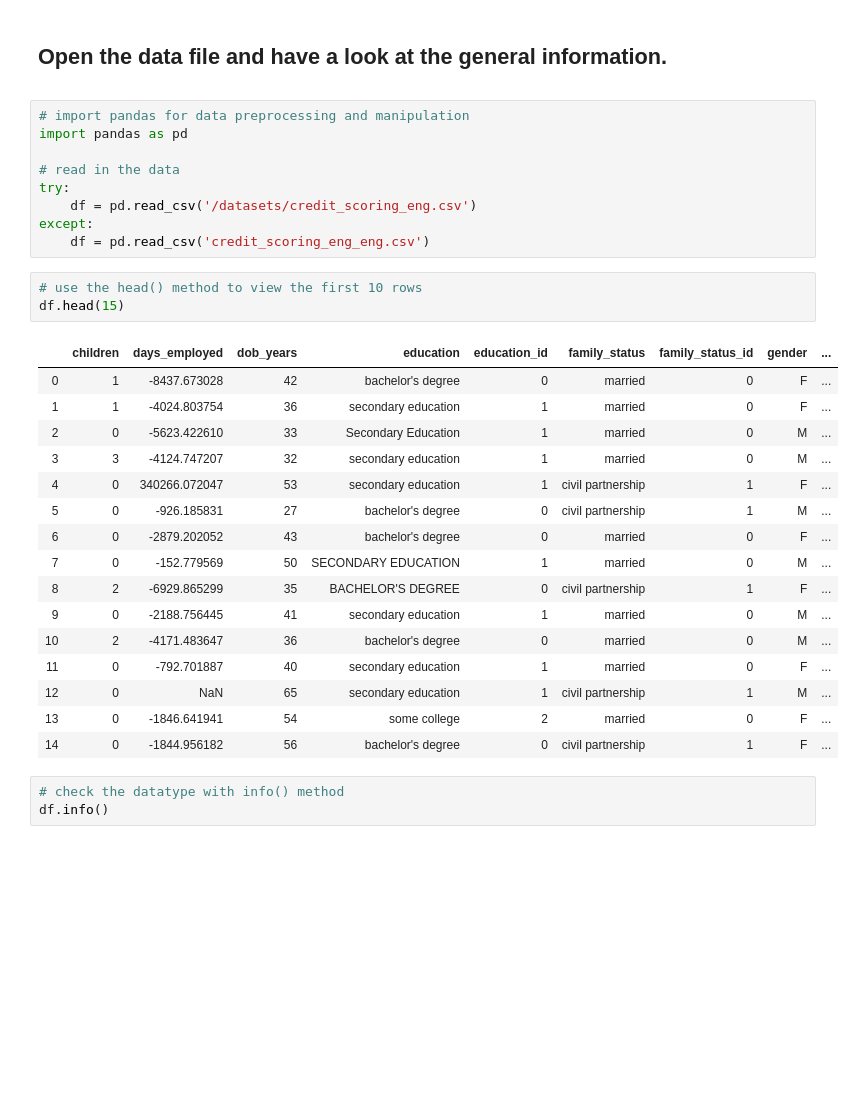
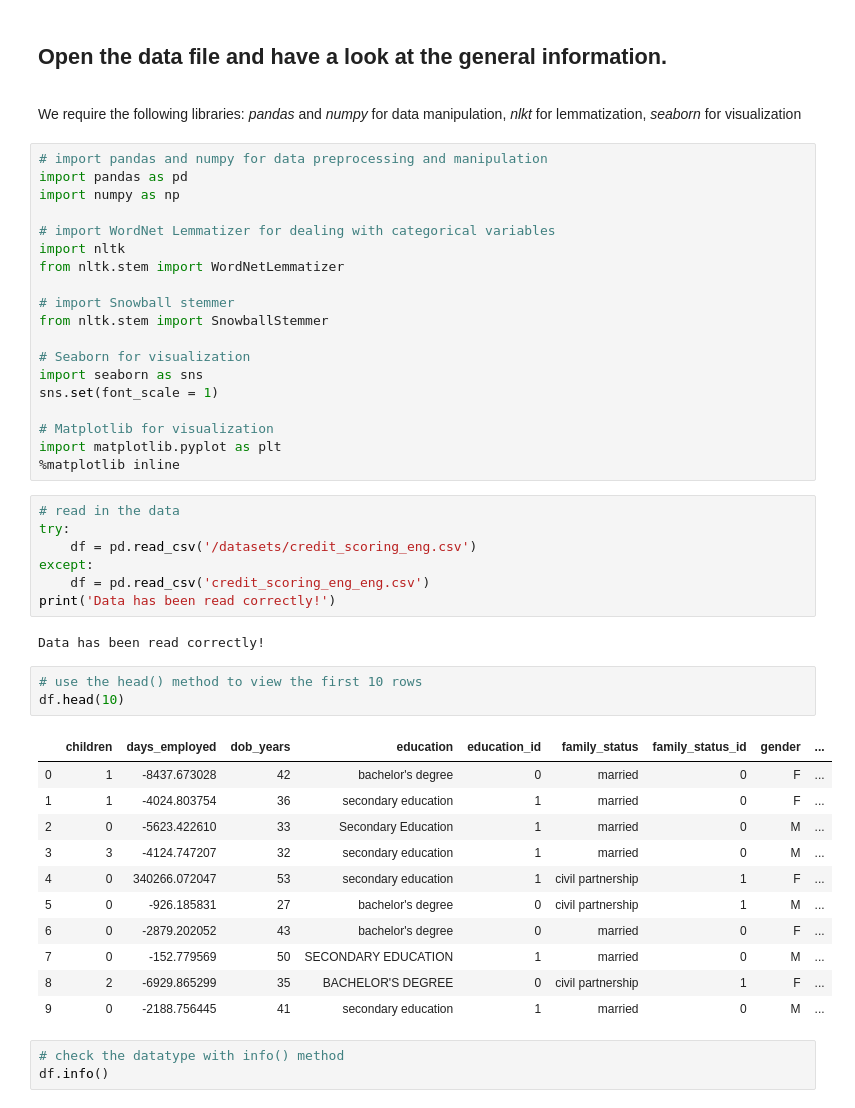
Before and after one commit to chuksoo/analyzing_borrowers_risk_of_defaulting, a Jupyter notebook: analyzing_borrowers'_risk_of_defaulting.ipynb, the cells around one changed output. Drawn from its saved outputs; the diff is of its cells as text; blank space fills up the shorter version.

```diff
--- a/analyzing_borrowers'_risk_of_defaulting.ipynb
+++ b/analyzing_borrowers'_risk_of_defaulting.ipynb
@@ -30,35 +30,51 @@ The objective of this project is to:
 <div id="open_the_data">
     <h2>Open the data file and have a look at the general information.</h2>
 </div>
+# %% [markdown]
+We require the following libraries: *pandas* and *numpy* for data manipulation, *nlkt* for lemmatization, *seaborn* for visualization
+# %%
+# import pandas and numpy for data preprocessing and manipulation
+import pandas as pd
+import numpy as np
+
+# import WordNet Lemmatizer for dealing with categorical variables
+import nltk
+from nltk.stem import WordNetLemmatizer
+
+# import Snowball stemmer
+from nltk.stem import SnowballStemmer
+
+# Seaborn for visualization
+import seaborn as sns
+sns.set(font_scale = 1)
+
+# Matplotlib for visualization
+import matplotlib.pyplot as plt
+%matplotlib inline
 # %%
-# import pandas for data preprocessing and manipulation
-import pandas as pd
-
 # read in the data
 try:
     df = pd.read_csv('/datasets/credit_scoring_eng.csv')
 except:
     df = pd.read_csv('credit_scoring_eng_eng.csv')
+print('Data has been read correctly!')
+# %% [output]
+Data has been read correctly!
 # %%
 # use the head() method to view the first 10 rows
-df.head(15)
+df.head(10)
 # %% [output]
 |  | children | days_employed | dob_years | education | education_id | family_status | family_status_id | gender | ... |
 | 0 | 1 | -8437.673028 | 42 | bachelor's degree | 0 | married | 0 | F | ... |
 | 1 | 1 | -4024.803754 | 36 | secondary education | 1 | married | 0 | F | ... |
 | 2 | 0 | -5623.422610 | 33 | Secondary Education | 1 | married | 0 | M | ... |
 | 3 | 3 | -4124.747207 | 32 | secondary education | 1 | married | 0 | M | ... |
 | 4 | 0 | 340266.072047 | 53 | secondary education | 1 | civil partnership | 1 | F | ... |
 | 5 | 0 | -926.185831 | 27 | bachelor's degree | 0 | civil partnership | 1 | M | ... |
 | 6 | 0 | -2879.202052 | 43 | bachelor's degree | 0 | married | 0 | F | ... |
 | 7 | 0 | -152.779569 | 50 | SECONDARY EDUCATION | 1 | married | 0 | M | ... |
 | 8 | 2 | -6929.865299 | 35 | BACHELOR'S DEGREE | 0 | civil partnership | 1 | F | ... |
 | 9 | 0 | -2188.756445 | 41 | secondary education | 1 | married | 0 | M | ... |
-| 10 | 2 | -4171.483647 | 36 | bachelor's degree | 0 | married | 0 | M | ... |
-| 11 | 0 | -792.701887 | 40 | secondary education | 1 | married | 0 | F | ... |
-| 12 | 0 | NaN | 65 | secondary education | 1 | civil partnership | 1 | M | ... |
-| 13 | 0 | -1846.641941 | 54 | some college | 2 | married | 0 | F | ... |
-| 14 | 0 | -1844.956182 | 56 | bachelor's degree | 0 | civil partnership | 1 | F | ... |
 # %%
 # check the datatype with info() method
 df.info()
```
Also changed, not shown: parts of 49 cells of this notebook.
